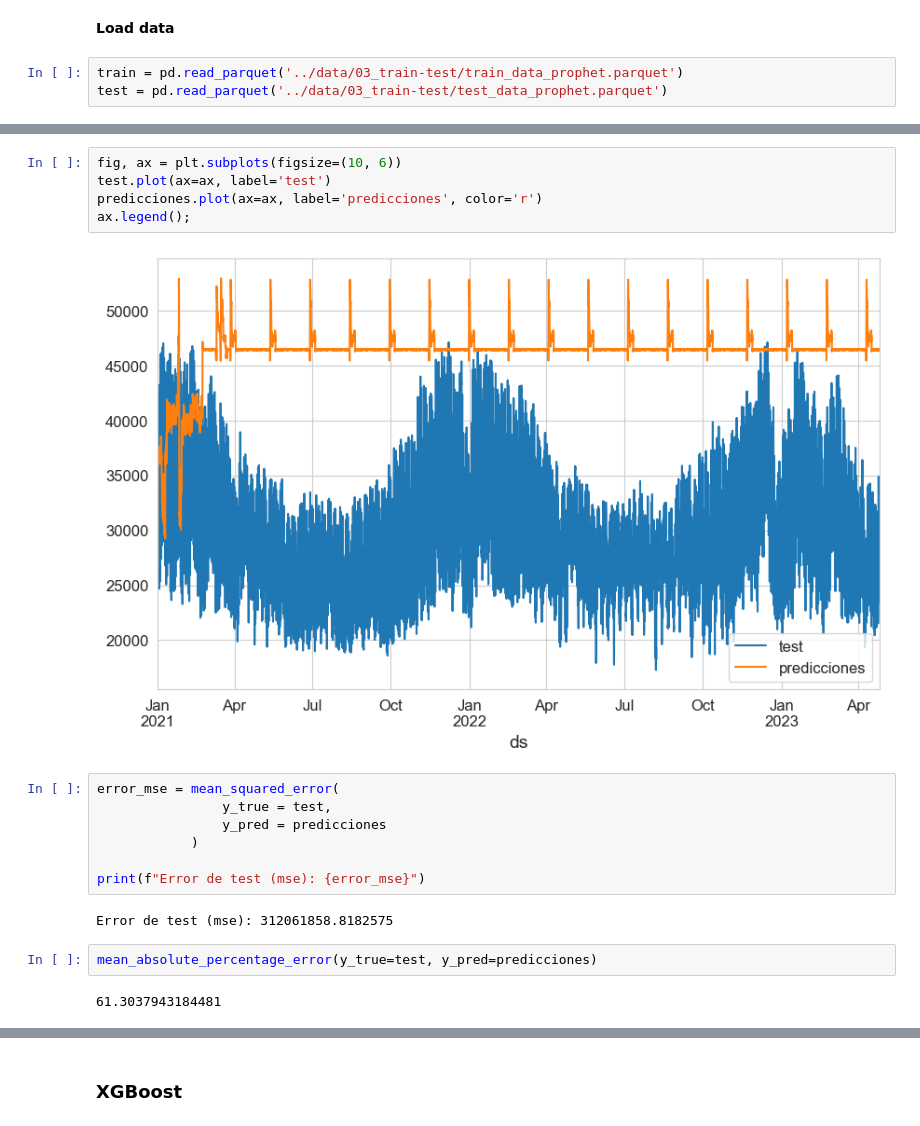
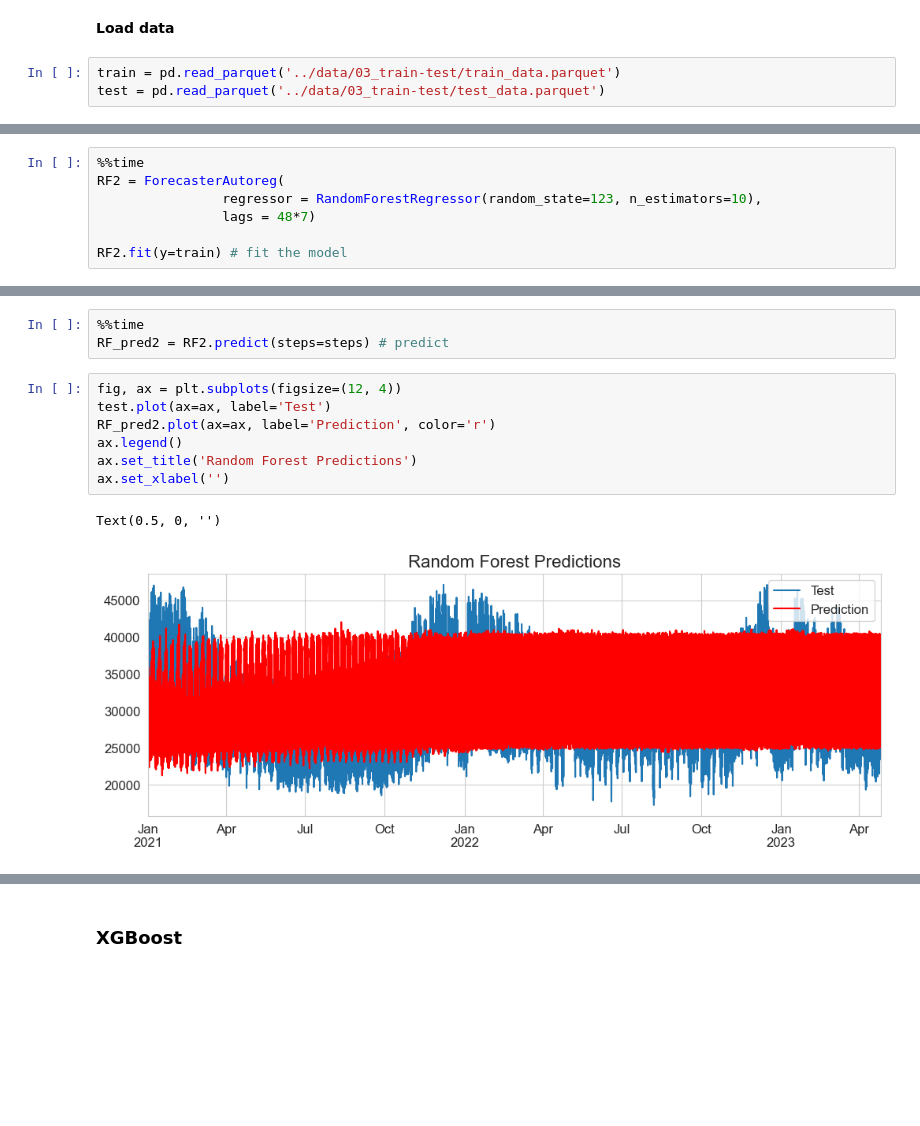
Before and after one commit to MarinaPenalver/TFG, a Jupyter notebook: notebooks/7. Autoregressors with decision trees.ipynb, the cells around one changed output, grey strips where cells are left out. Drawn from its saved outputs; the diff is of its cells as text; blank space fills up the shorter version.

```diff
--- a/notebooks/7. Autoregressors with decision trees.ipynb
+++ b/notebooks/7. Autoregressors with decision trees.ipynb
@@ -62,5 +60,5 @@ def mean_absolute_percentage_error(y_true, y_pred):
 # %% [markdown]
 **Load data**
 # %%
-train = pd.read_parquet('../data/03_train-test/train_data_prophet.parquet')
-test = pd.read_parquet('../data/03_train-test/test_data_prophet.parquet')
+train = pd.read_parquet('../data/03_train-test/train_data.parquet')
+test = pd.read_parquet('../data/03_train-test/test_data.parquet')
@@ -147,0 +169,7 @@ ax.legend();
+# %%
+%%time
+RF2 = ForecasterAutoreg(
+                regressor = RandomForestRegressor(random_state=123, n_estimators=10),
+                lags = 48*7)
+
+RF2.fit(y=train) # fit the model
@@ -148,20 +178,13 @@ ax.legend();
+# %%
+%%time
+RF_pred2 = RF2.predict(steps=steps) # predict
 # %%
-fig, ax = plt.subplots(figsize=(10, 6))
-test.plot(ax=ax, label='test')
-predicciones.plot(ax=ax, label='predicciones', color='r')
-ax.legend();
+fig, ax = plt.subplots(figsize=(12, 4))
+test.plot(ax=ax, label='Test')
+RF_pred2.plot(ax=ax, label='Prediction', color='r')
+ax.legend()
+ax.set_title('Random Forest Predictions')
+ax.set_xlabel('')
 # %% [output]
+Text(0.5, 0, '')
-[figure, old version]
+[figure, new version]
-# %%
-error_mse = mean_squared_error(
-                y_true = test,
-                y_pred = predicciones
-            )
-
-print(f"Error de test (mse): {error_mse}")
-# %% [output]
-Error de test (mse): 312061858.8182575
-# %%
-mean_absolute_percentage_error(y_true=test, y_pred=predicciones)
-# %% [output]
-61.3037943184481
```
Also changed, not shown: parts of 77 cells of this notebook, 9 other files.
